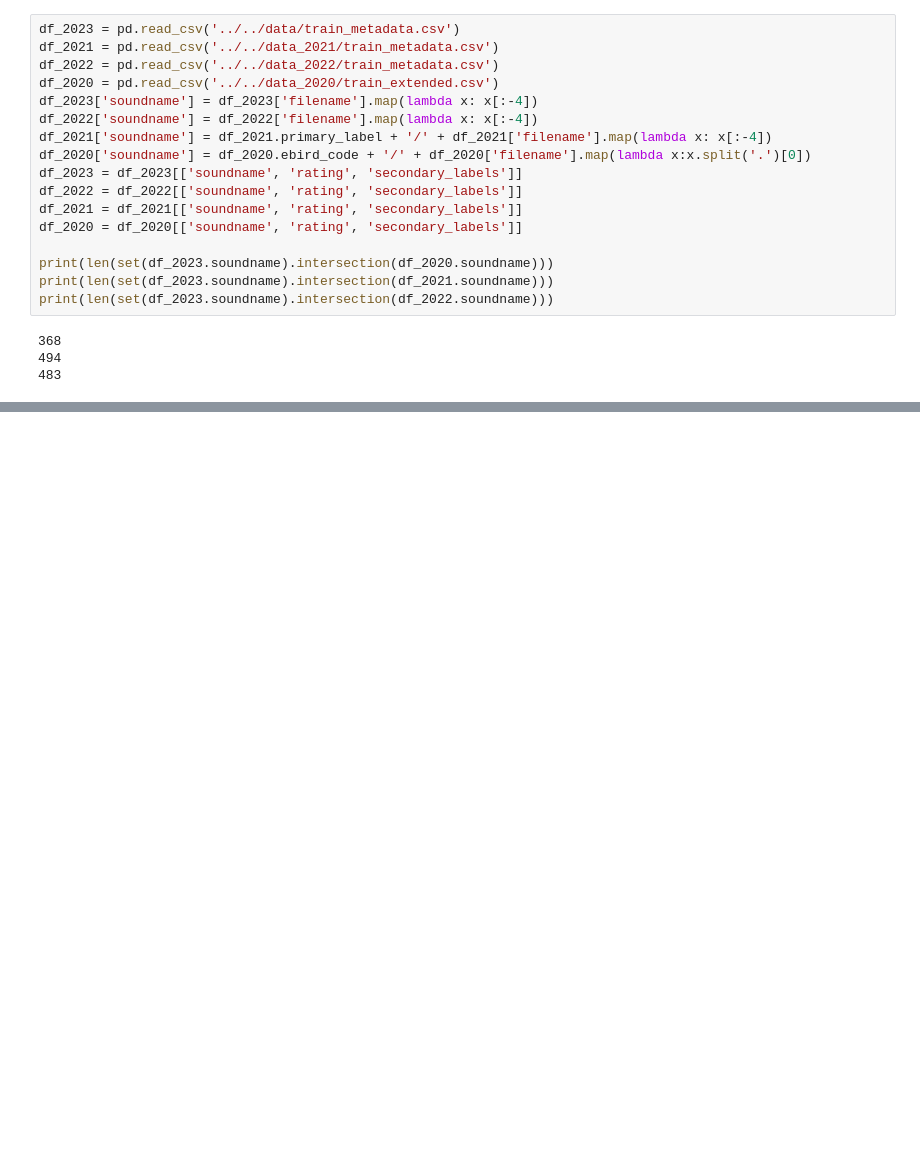
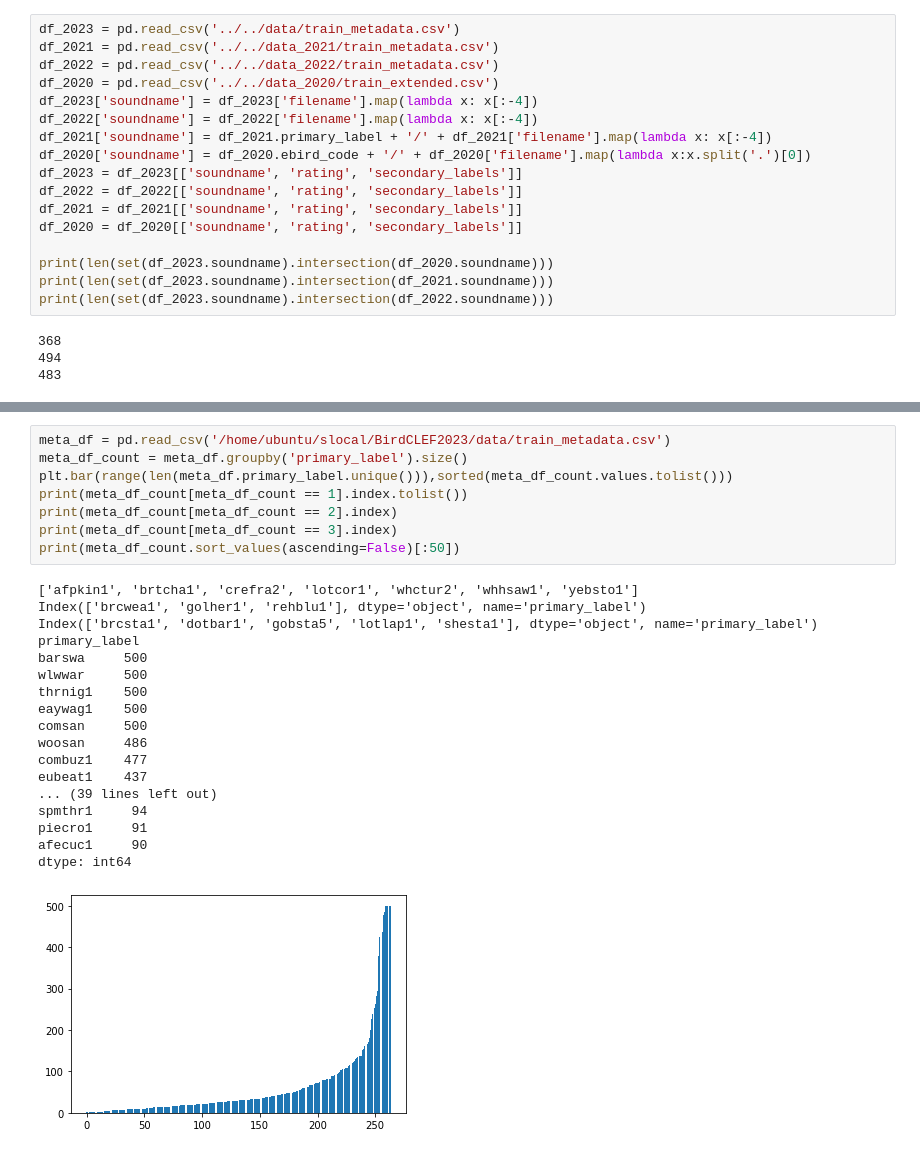
Before and after one commit to YutoShibata07/BirdCLEF2023, a Jupyter notebook: src/utils/EDA.ipynb, the cells around one changed output, grey strips where cells are left out. Cells and saved outputs as stored; diff of their text form; blank space fills up the shorter version.

```diff
--- a/src/utils/EDA.ipynb
+++ b/src/utils/EDA.ipynb
@@ -505,0 +603,27 @@ print(len(set(df_2023.soundname).intersection(df_2022.soundname)))
+# %%
+meta_df = pd.read_csv('/home/ubuntu/slocal/BirdCLEF2023/data/train_metadata.csv')
+meta_df_count = meta_df.groupby('primary_label').size()
+plt.bar(range(len(meta_df.primary_label.unique())),sorted(meta_df_count.values.tolist()))
+print(meta_df_count[meta_df_count == 1].index.tolist())
+print(meta_df_count[meta_df_count == 2].index)
+print(meta_df_count[meta_df_count == 3].index)
+print(meta_df_count.sort_values(ascending=False)[:50])
+# %% [output]
+['afpkin1', 'brtcha1', 'crefra2', 'lotcor1', 'whctur2', 'whhsaw1', 'yebsto1']
+Index(['brcwea1', 'golher1', 'rehblu1'], dtype='object', name='primary_label')
+Index(['brcsta1', 'dotbar1', 'gobsta5', 'lotlap1', 'shesta1'], dtype='object', name='primary_label')
+primary_label
+barswa     500
+wlwwar     500
+thrnig1    500
+eaywag1    500
+comsan     500
+woosan     486
+combuz1    477
+eubeat1    437
+... (39 lines left out)
+spmthr1     94
+piecro1     91
+afecuc1     90
+dtype: int64
+[figure, added]
```
Also changed, not shown: parts of 6 cells of this notebook, 4 other files.
